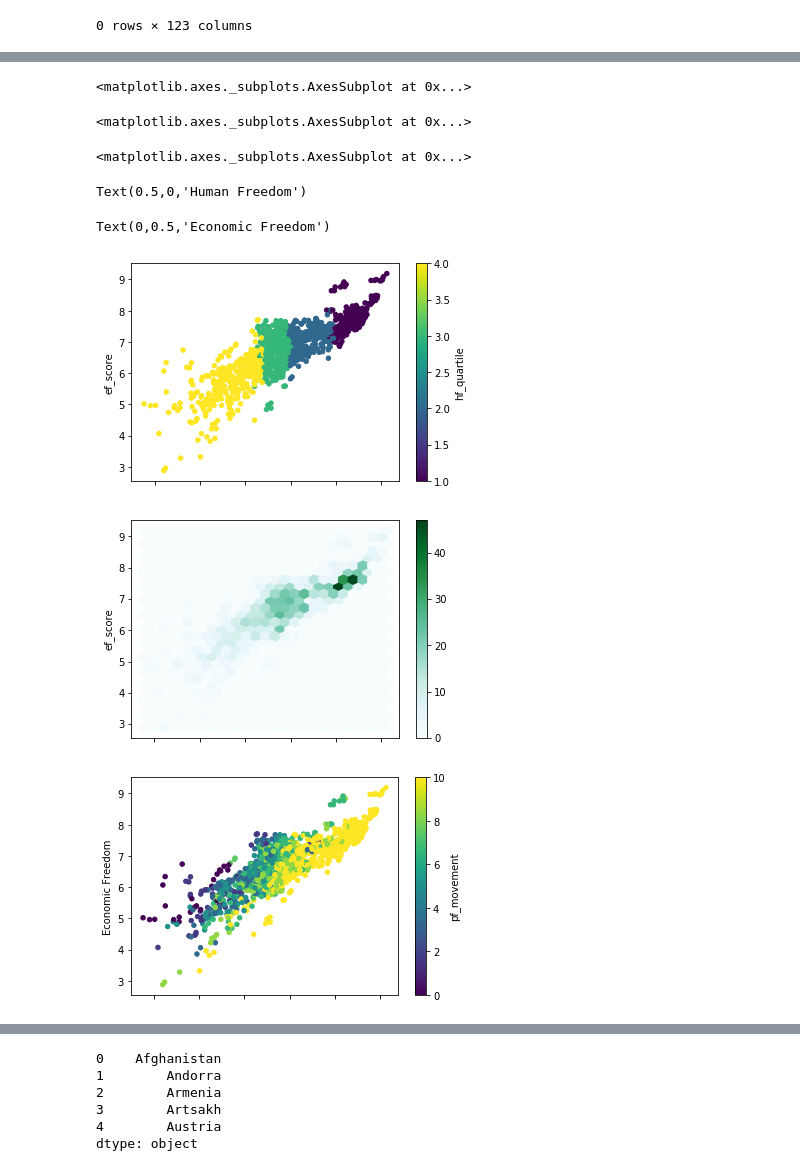
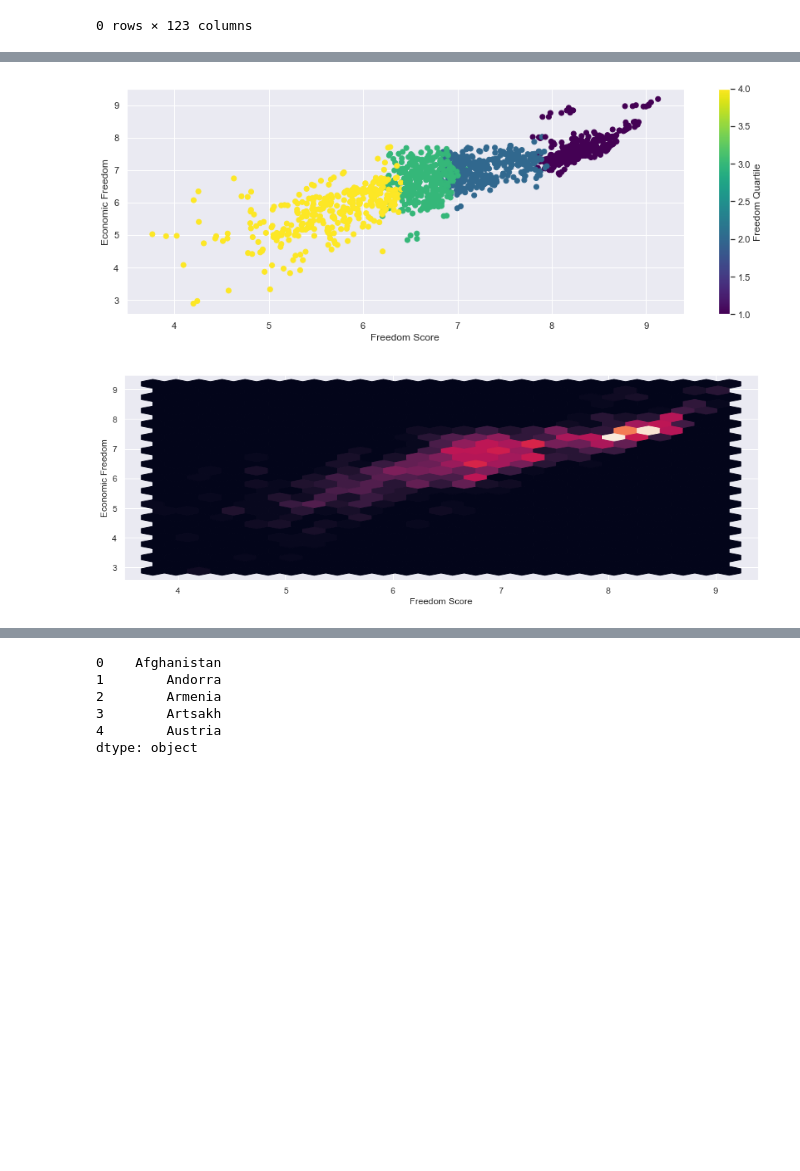
Before and after one commit to jbratcher/happiness_and_freedom, a Jupyter notebook: hfh_movement.ipynb, the cells around one changed output, grey strips where cells are left out. Drawn from its saved outputs; the diff is of its cells as text; code cells hidden in the pictures; blank space fills up the shorter version.

```diff
--- a/hfh_movement.ipynb
+++ b/hfh_movement.ipynb
@@ -176,3 +108,23 @@ hfinotnull
 # %% [output]
 |  | year | ISO_code | countries | region | pf_rol_procedural | pf_rol_civil | pf_rol_criminal | pf_rol | ... |
 0 rows × 123 columns
+# %%
+# create abstract function for matplot lib figures and axes for scatter plots
+
+def scatterPlot(plotName, x_axis, x_label, y_axis, y_label, c_label, c_value, cmap_value):
+    fig, ax = plt.subplots(figsize=(15, 5))
+    plotName = ax.scatter(x=x_axis, y=y_axis, c=c_value, cmap=cmap_value)
+    cbar = fig.colorbar(plotName, ax=ax)
+    cbar.set_label(c_label)
+    ax.set_xlabel(x_label)
+    ax.set_ylabel(y_label)
+
+scatterPlot
+
+def hexbinPlot(plotName, x_axis, x_label, y_axis, y_label, gridsize):
+    fig, ax = plt.subplots(figsize=(15, 5))
+    plotName = ax.hexbin(x=x_axis, y=y_axis, gridsize=gridsize)
+    ax.set_xlabel(x_label)
+    ax.set_ylabel(y_label)
+
+hexbinPlot
@@ -192,28 +152,21 @@ hfi.plot.hexbin(x='pf_movement', y='pf_movement_women', gridsize=25)
 # %%
 # examine correlation between human freedom score and economic freedom score
 
+# colored by human freedom quartile (higher being lower value quartile)
+# hfi.plot(kind="scatter", x="hf_score", y="ef_score", c="hf_quartile", cmap="viridis")
 
-# colored by human freedom quartile (higher being lower value quartile)
-hfi.plot(kind="scatter", x="hf_score", y="ef_score", c="hf_quartile", cmap="viridis")
+scatterPlot(plotName="hf_ef", x_axis=hfi["hf_score"], x_label="Freedom Score", y_axis=hfi["ef_score"], y_label="Economic Freedom", c_label="Freedom Quartile", c_value=hfi["hf_quartile"], cmap_value="viridis")
 
-# same as above in hexbin format
-hfi.plot.hexbin(x='hf_score', y='ef_score', gridsize=25)
+# # same as above in hexbin format
+# hfi.plot.hexbin(x='hf_score', y='ef_score', gridsize=25)
 
-# colored by personal freedom of movement score
-hfi.plot(kind="scatter", x="hf_score", y="ef_score", c="pf_movement", cmap="viridis")
+hexbinPlot(plotName="hf_ef_hexbin", x_axis=hfi["hf_score"], x_label="Freedom Score", y_axis=hfi["ef_score"], y_label="Economic Freedom", gridsize=25)
 
-# label each axis (bug: x label does not display)
-plt.xlabel("Human Freedom")
-plt.ylabel("Economic Freedom")
+# # colored by personal freedom of movement score
+# hfi.plot(kind="scatter", x="hf_score", y="ef_score", c="pf_movement", cmap="viridis")
 # %% [output]
-<matplotlib.axes._subplots.AxesSubplot at 0x...>
-<matplotlib.axes._subplots.AxesSubplot at 0x...>
-<matplotlib.axes._subplots.AxesSubplot at 0x...>
-Text(0.5,0,'Human Freedom')
-Text(0,0.5,'Economic Freedom')
-[figure, old version]
+[figure, new version]
-[figure, old version]
+[figure, new version]
-[figure, removed]
 # %%
 # inidividual examination of human freedom and economic freedome colored by personal freedome of movement
 
```
Also changed, not shown: parts of 12 cells of this notebook, 1 other file.
